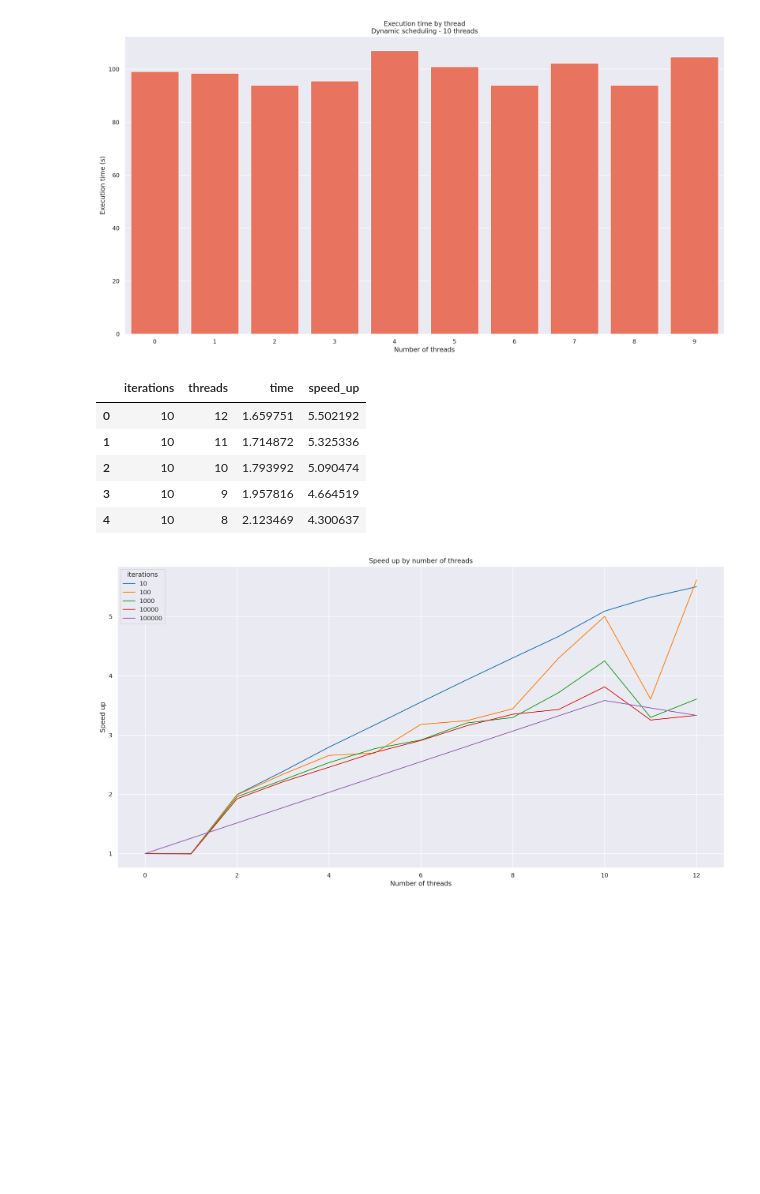
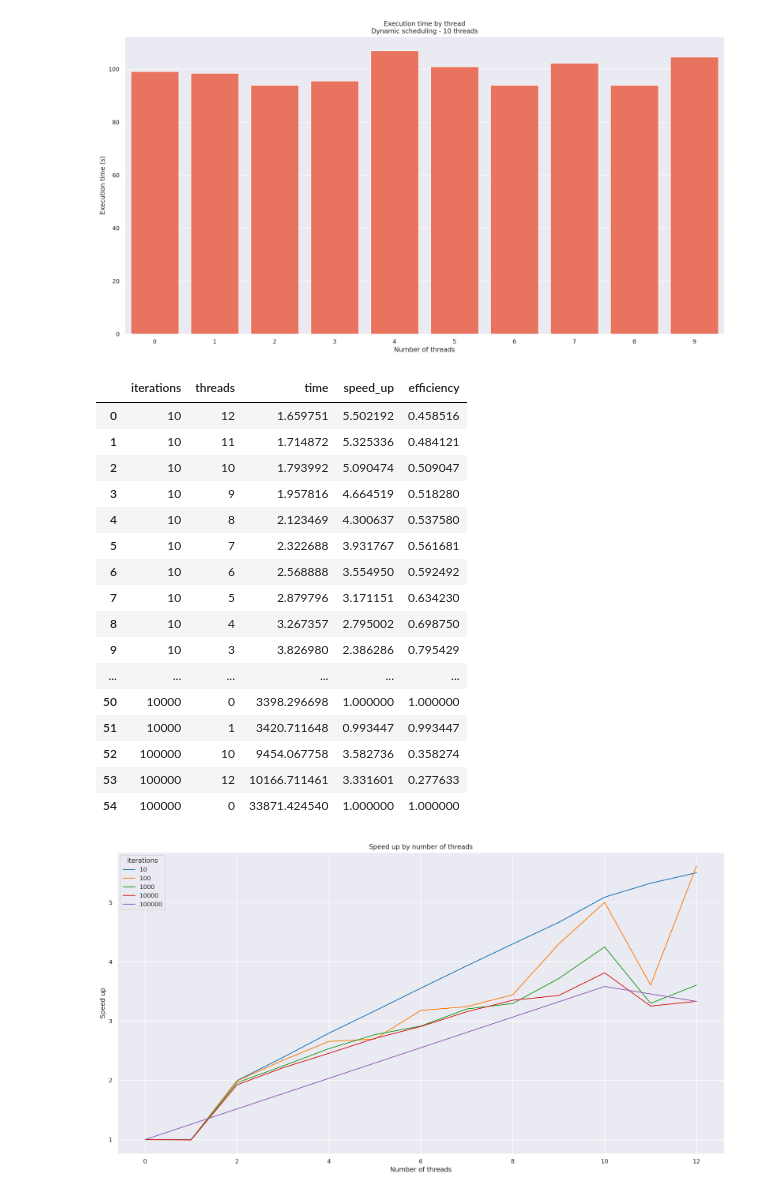
Before and after one commit to AlmirNeeto99/mandelbrot-openmp, a Jupyter notebook: analysis/main.ipynb, the cells around one changed output. Cells and saved outputs as stored; diff of their text form; code cells hidden in the pictures; blank space fills up the shorter version.

```diff
--- a/analysis/main.ipynb
+++ b/analysis/main.ipynb
@@ -88,6 +88,9 @@ plt.savefig("images/intel_dynamic_scheduling.png", bbox_inches="tight")
 def calculate_speedup(row):
     first_execution_time = row.loc[row["threads"] == 0, ["time"]].time.item()
     row["speed_up"] = first_execution_time / row["time"]
+    cp = row.copy()
+    cp[cp["threads"] == 0] = 1
+    row["efficiency"] = row["speed_up"] / cp["threads"]
     return row
 # %%
 grouped_by_iterations = data.groupby("iterations")
@@ -96,14 +99,25 @@ grouped_by_iterations = grouped_by_iterations.apply(
 ).reset_index()
 grouped_by_iterations.drop(columns=["level_1"], inplace=True)
 # %%
-grouped_by_iterations.head()
+grouped_by_iterations
 # %% [output]
-|  | iterations | threads | time | speed_up |
-| 0 | 10 | 12 | 1.659751 | 5.502192 |
-| 1 | 10 | 11 | 1.714872 | 5.325336 |
-| 2 | 10 | 10 | 1.793992 | 5.090474 |
-| 3 | 10 | 9 | 1.957816 | 4.664519 |
-| 4 | 10 | 8 | 2.123469 | 4.300637 |
+|  | iterations | threads | time | speed_up | efficiency |
+| 0 | 10 | 12 | 1.659751 | 5.502192 | 0.458516 |
+| 1 | 10 | 11 | 1.714872 | 5.325336 | 0.484121 |
+| 2 | 10 | 10 | 1.793992 | 5.090474 | 0.509047 |
+| 3 | 10 | 9 | 1.957816 | 4.664519 | 0.518280 |
+| 4 | 10 | 8 | 2.123469 | 4.300637 | 0.537580 |
+| 5 | 10 | 7 | 2.322688 | 3.931767 | 0.561681 |
+| 6 | 10 | 6 | 2.568888 | 3.554950 | 0.592492 |
+| 7 | 10 | 5 | 2.879796 | 3.171151 | 0.634230 |
+| 8 | 10 | 4 | 3.267357 | 2.795002 | 0.698750 |
+| 9 | 10 | 3 | 3.826980 | 2.386286 | 0.795429 |
+| ... | ... | ... | ... | ... | ... |
+| 50 | 10000 | 0 | 3398.296698 | 1.000000 | 1.000000 |
+| 51 | 10000 | 1 | 3420.711648 | 0.993447 | 0.993447 |
+| 52 | 100000 | 10 | 9454.067758 | 3.582736 | 0.358274 |
+| 53 | 100000 | 12 | 10166.711461 | 3.331601 | 0.277633 |
+| 54 | 100000 | 0 | 33871.424540 | 1.000000 | 1.000000 |
 # %%
 plt.figure(figsize=(20, 10), dpi=200)
 chart = sns.lineplot(
```
Also changed, not shown: parts of 1 cell of this notebook.
